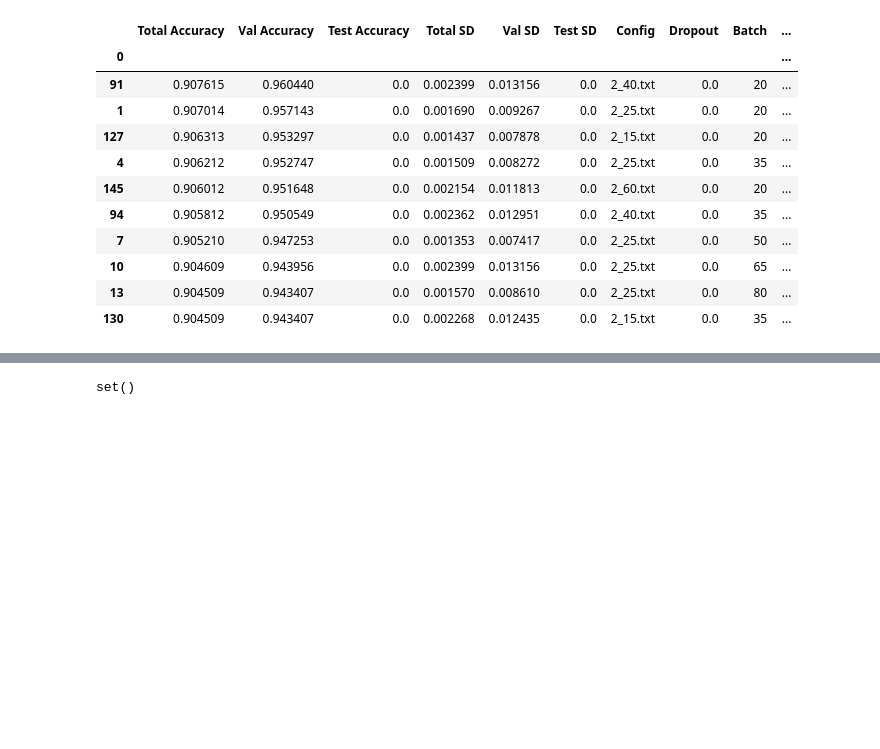
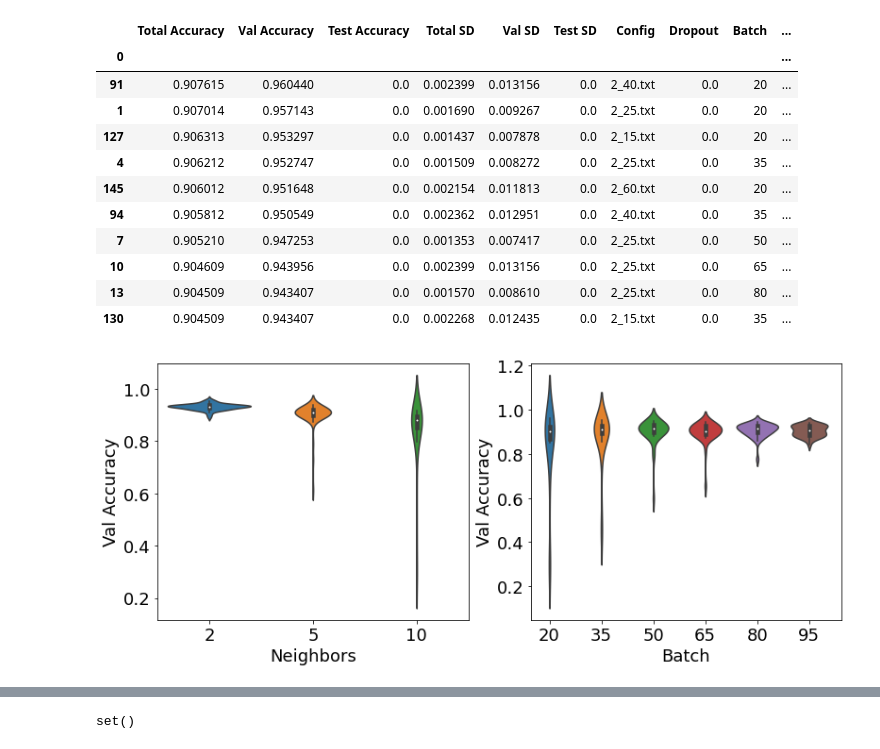
Before and after one commit to lewinsohndp/scSHARP, a Jupyter notebook: simulation_test_results.ipynb, the cells around one changed output, grey strips where cells are left out. Cells and saved outputs as stored; diff of their text form; code cells hidden in the pictures; blank space fills up the shorter version.

```diff
--- a/simulation_test_results.ipynb
+++ b/simulation_test_results.ipynb
@@ -127,3 +131,21 @@ grid_results.sort_values("Val Accuracy", ascending=False).head(10)
 | 10 | 0.904609 | 0.943956 | 0.0 | 0.002399 | 0.013156 | 0.0 | 2_25.txt | 0.0 | 65 | ... |
 | 13 | 0.904509 | 0.943407 | 0.0 | 0.001570 | 0.008610 | 0.0 | 2_25.txt | 0.0 | 80 | ... |
 | 130 | 0.904509 | 0.943407 | 0.0 | 0.002268 | 0.012435 | 0.0 | 2_15.txt | 0.0 | 35 | ... |
+# %%
+font = {'family' : 'normal',
+        'weight' : 'normal',
+        'size'   : 18}
+
+plt.rc('font', **font)
+# %%
+fig, axs = plt.subplots(1,2, figsize=(13, 5))
+#sns.set(font_scale=1.5)
+sns.violinplot(x=grid_results["Neighbors"], y=grid_results["Val Accuracy"], ax = axs[0])
+sns.violinplot(x=grid_results["Batch"], y=grid_results["Val Accuracy"], ax = axs[1])
+#axs[0].set_ylim([0, 1])
+#axs[1].set_ylim([0, 1])
+plt.plot()
+plt.savefig("figures/sim_0.8_param1.pdf", format="pdf", bbox_inches="tight")
+plt.show()
+# %% [output]
+[figure, added]
```
Also changed, not shown: parts of 3 cells of this notebook, 10 other files.
